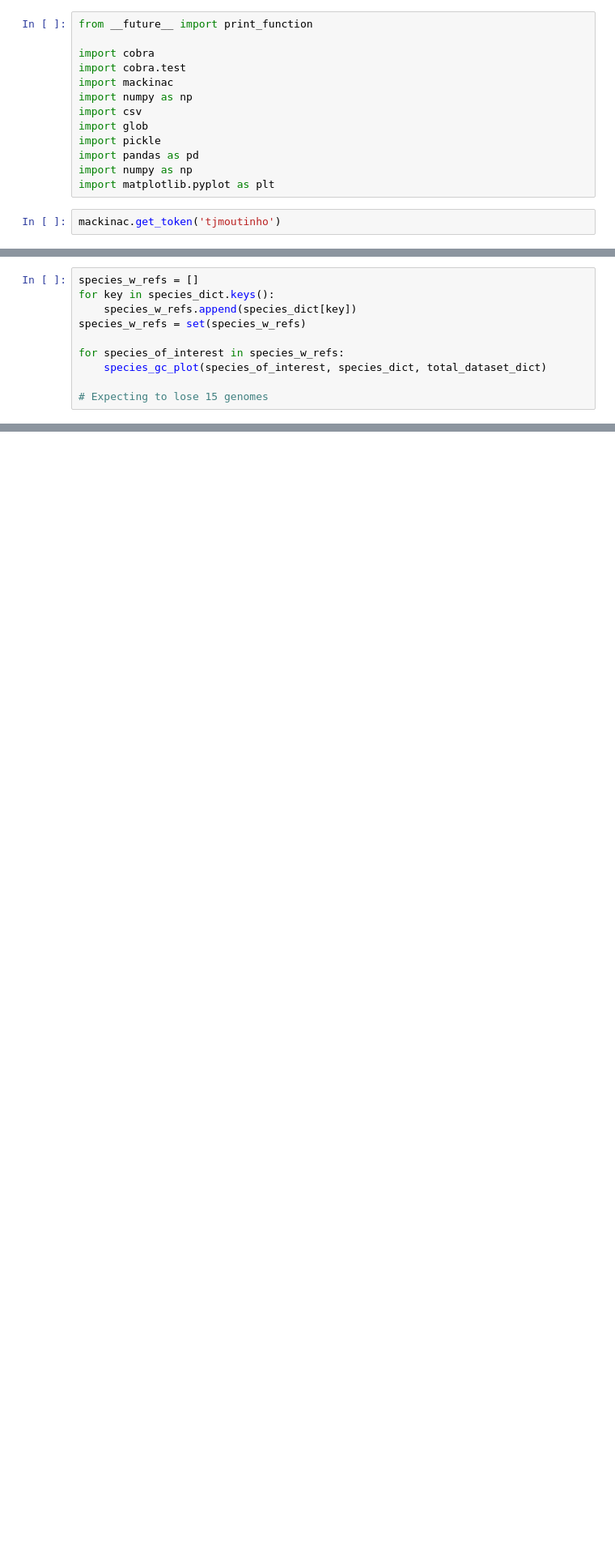
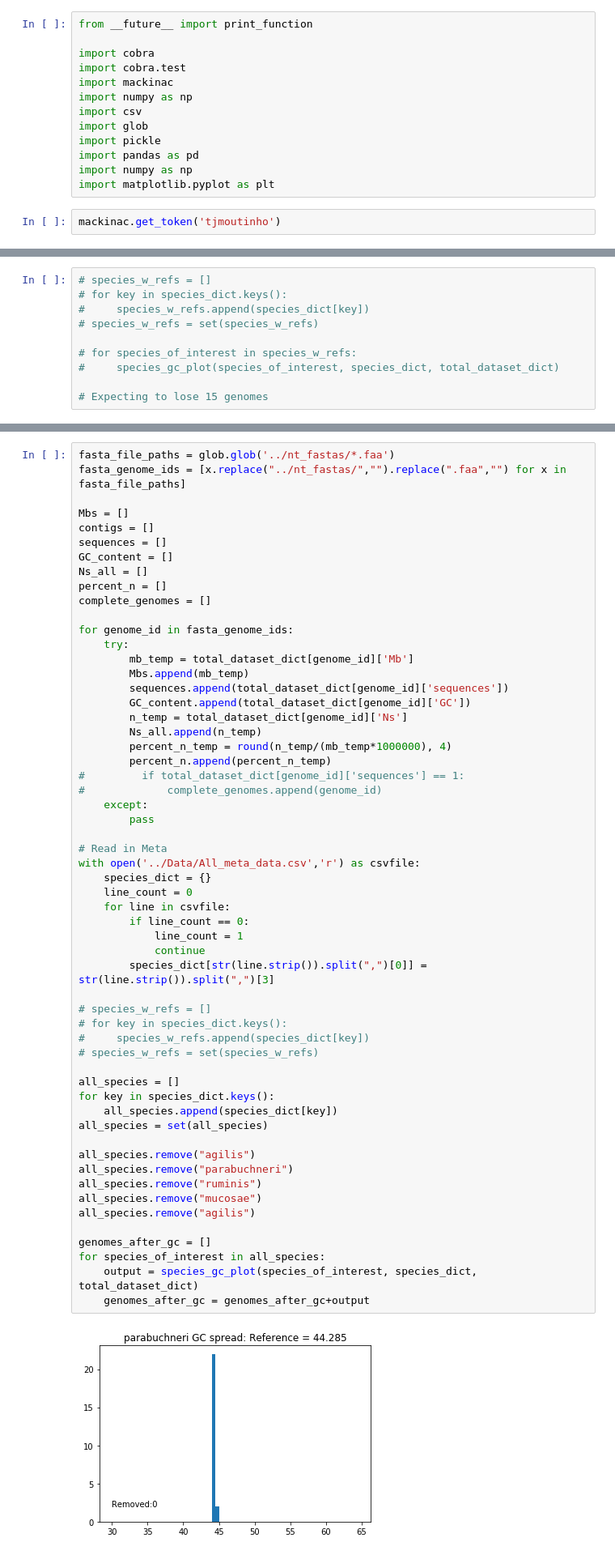
Before and after one commit to Tjmoutinho/Lactobacillus, a Jupyter notebook: Code/T10_Genomic_Quality.ipynb, the cells around one changed output, grey strips where cells are left out. Shown at 81% size. Drawn from its saved outputs; the diff is of its cells as text; blank space fills up the shorter version.

Commit message:
Genome list update

```diff
--- a/Code/T10_Genomic_Quality.ipynb
+++ b/Code/T10_Genomic_Quality.ipynb
@@ -340,10 +356,10 @@ rhamnosus: 47715.249
 # %%
-species_w_refs = []
-for key in species_dict.keys():
-    species_w_refs.append(species_dict[key])
-species_w_refs = set(species_w_refs)
+# species_w_refs = []
+# for key in species_dict.keys():
+#     species_w_refs.append(species_dict[key])
+# species_w_refs = set(species_w_refs)
 
-for species_of_interest in species_w_refs:
-    species_gc_plot(species_of_interest, species_dict, total_dataset_dict)
+# for species_of_interest in species_w_refs:
+#     species_gc_plot(species_of_interest, species_dict, total_dataset_dict)
 
 # Expecting to lose 15 genomes
@@ -407,0 +465,59 @@ plt.show()
+# %%
+fasta_file_paths = glob.glob('../nt_fastas/*.faa')
+fasta_genome_ids = [x.replace("../nt_fastas/","").replace(".faa","") for x in fasta_file_paths]
+
+Mbs = []
+contigs = []
+sequences = []
+GC_content = []
+Ns_all = []
+percent_n = []
+complete_genomes = []
+
+for genome_id in fasta_genome_ids:
+    try:
+        mb_temp = total_dataset_dict[genome_id]['Mb']
+        Mbs.append(mb_temp)
+        sequences.append(total_dataset_dict[genome_id]['sequences'])
+        GC_content.append(total_dataset_dict[genome_id]['GC'])
+        n_temp = total_dataset_dict[genome_id]['Ns']
+        Ns_all.append(n_temp)
+        percent_n_temp = round(n_temp/(mb_temp*1000000), 4)
+        percent_n.append(percent_n_temp)
+#         if total_dataset_dict[genome_id]['sequences'] == 1:
+#             complete_genomes.append(genome_id)
+    except:
+        pass
+
+# Read in Meta
+with open('../Data/All_meta_data.csv','r') as csvfile:
+    species_dict = {}
+    line_count = 0
+    for line in csvfile:
+        if line_count == 0:
+            line_count = 1
+            continue
+        species_dict[str(line.strip()).split(",")[0]] = str(line.strip()).split(",")[3]
+
+# species_w_refs = []
+# for key in species_dict.keys():
+#     species_w_refs.append(species_dict[key])
+# species_w_refs = set(species_w_refs)
+
+all_species = []
+for key in species_dict.keys():
+    all_species.append(species_dict[key])
+all_species = set(all_species)
+
+all_species.remove("agilis")
+all_species.remove("parabuchneri")
+all_species.remove("ruminis")
+all_species.remove("mucosae")
+all_species.remove("agilis")
+
+genomes_after_gc = []
+for species_of_interest in all_species:
+    output = species_gc_plot(species_of_interest, species_dict, total_dataset_dict)
+    genomes_after_gc = genomes_after_gc+output
+# %% [output]
+[figure, added]
```
Also changed, not shown: parts of 22 cells of this notebook, 1 other file.
